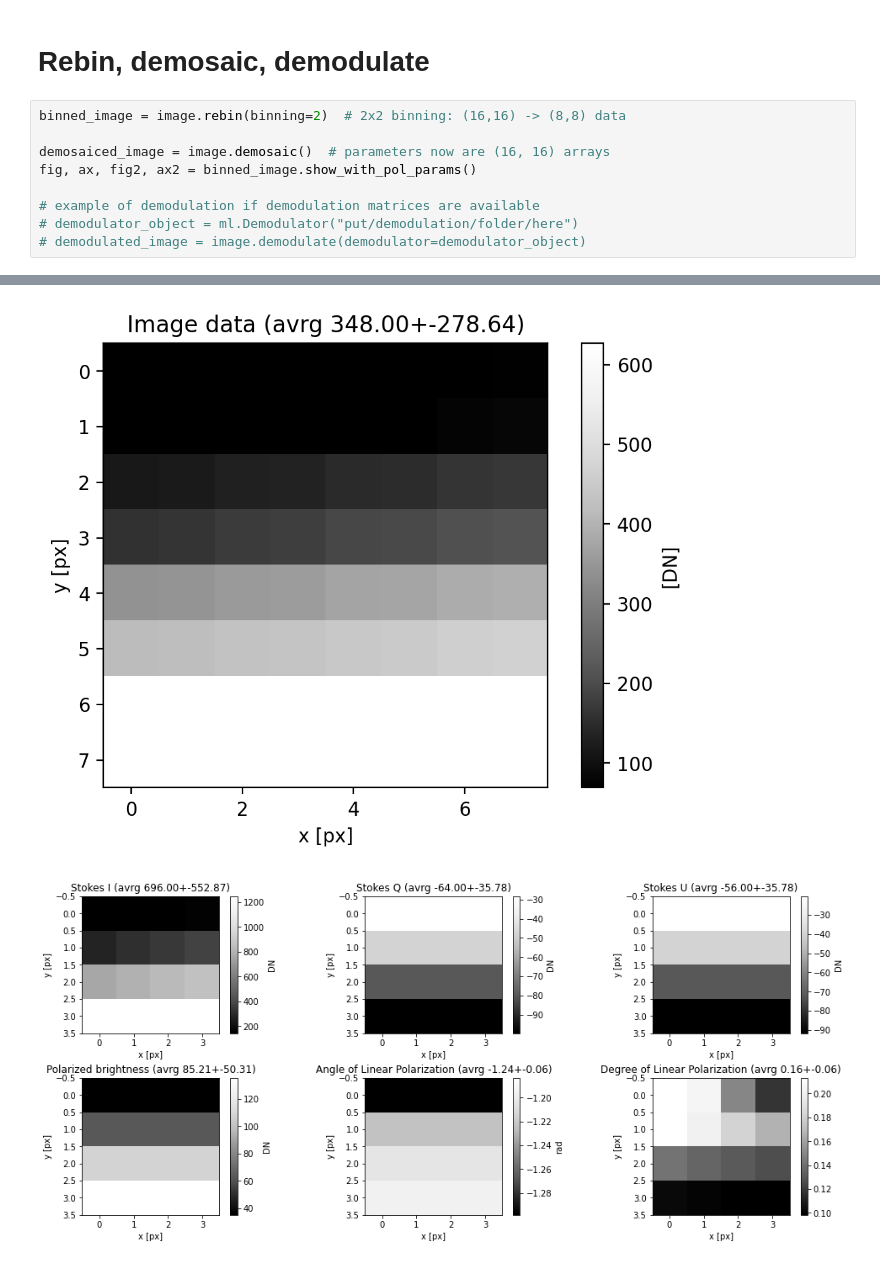
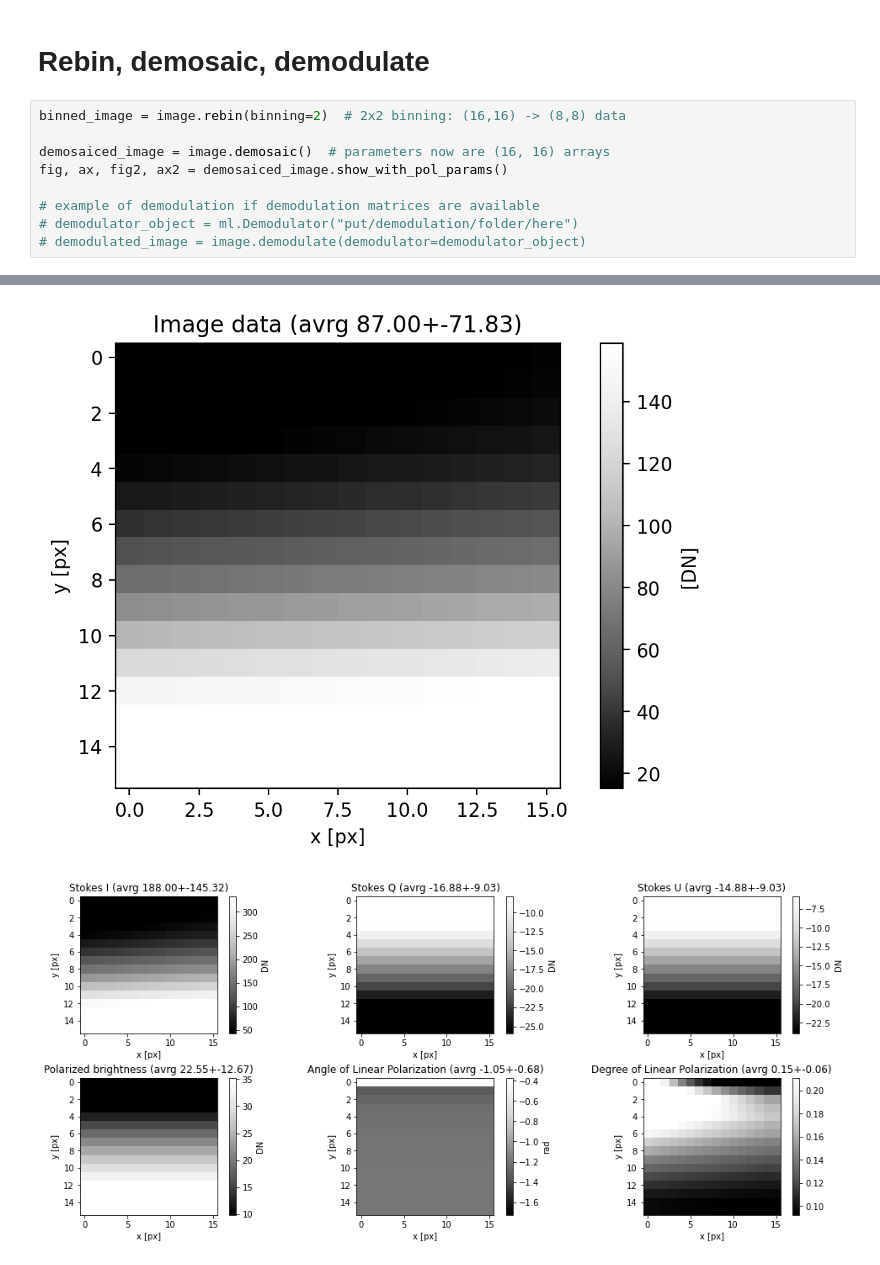
Before and after one commit to Hevil33/micropolarray_master, a Jupyter notebook: TUTORIAL.ipynb, the cells around one changed output, grey strips where cells are left out. Drawn from its saved outputs; the diff is of its cells as text.

```diff
--- a/TUTORIAL.ipynb
+++ b/TUTORIAL.ipynb
@@ -61,7 +63,7 @@ SIMPLE  =                    T / conforms to FITS standard
 binned_image = image.rebin(binning=2)  # 2x2 binning: (16,16) -> (8,8) data
 
 demosaiced_image = image.demosaic()  # parameters now are (16, 16) arrays
-fig, ax, fig2, ax2 = binned_image.show_with_pol_params()
+fig, ax, fig2, ax2 = demosaiced_image.show_with_pol_params()
 
 # example of demodulation if demodulation matrices are available
 # demodulator_object = ml.Demodulator("put/demodulation/folder/here")
@@ -71,2 +73,2 @@ INFO - 2025-08-06 11:11:06,375 - Demosaicing (adjacent method)...
-[figure, old version]
+[figure, new version]
-[figure, old version]
+[figure, new version]
```
Also changed, not shown: parts of 2 cells of this notebook, 26 other files.
